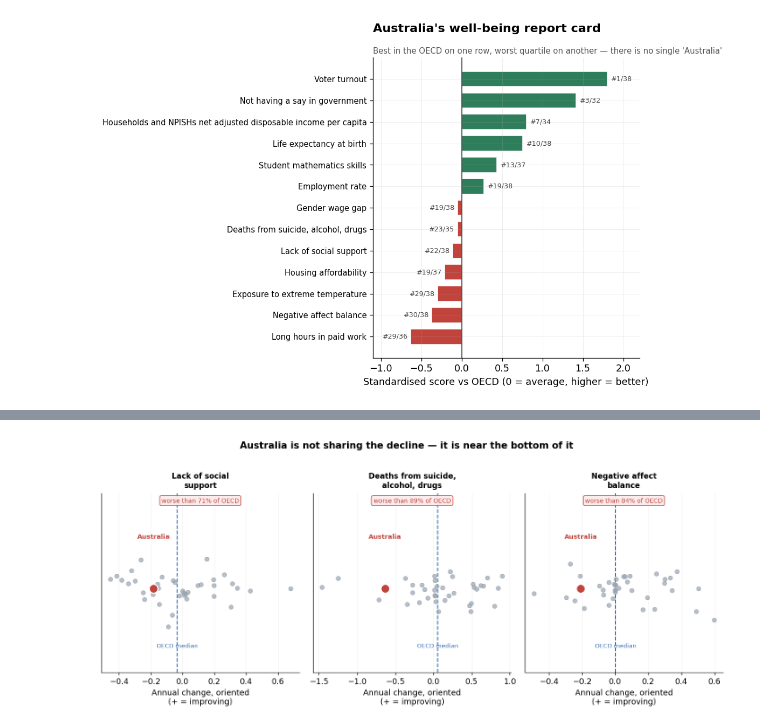
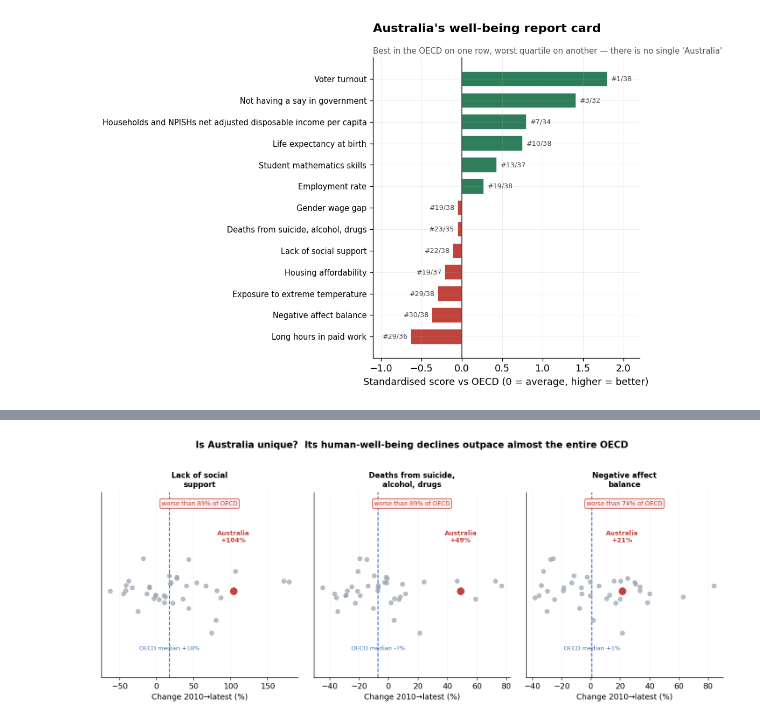
Before and after one commit to athxrva21/winter-data-analysis-challenge, a Jupyter notebook: Is_Australia_Doing_Well.ipynb, the cells around one changed output, grey strips where cells are left out. Cells and saved outputs as stored; diff of their text form; code cells hidden in the pictures.

```diff
--- a/Is_Australia_Doing_Well.ipynb
+++ b/Is_Australia_Doing_Well.ipynb
@@ -259,7 +159,7 @@ for ind,g in df[df.country=='Australia'].groupby('ind'):
                      verdict=('improving' if ts*d>0 else 'worsening')))
 tr=pd.DataFrame(rows).sort_values('adj')
 print(f"{tr.sig.sum()}/{len(tr)} trends significant at p<0.05  "
-      f"(improving: {((tr.sig)&(tr.verdict=='improving')).sum()}, worsening: {((tr.sig)&(tr.verdict=='worsening')).sum()})")
+      f"(improving {((tr.sig)&(tr.verdict=='improving')).sum()}, worsening {((tr.sig)&(tr.verdict=='worsening')).sum()})")
 
 fig,ax=plt.subplots(figsize=(9.2,6))
 for y,(_,r) in enumerate(tr.iterrows()):
@@ -269,8 +169,7 @@ for y,(_,r) in enumerate(tr.iterrows()):
     ax.text(r.adj+(1.6 if r.adj>0 else -1.6),y,f"{r.pct:+.0f}%"+(" *" if r.sig else ""),
             va='center',ha='left' if r.adj>0 else 'right',fontsize=8,color='#333')
 ax.set_yticks(range(len(tr))); ax.set_yticklabels(tr.indicator,fontsize=9)
-ax.axvline(0,color='#333',lw=1)
-ax.set_xlim(tr.adj.min()*1.30, tr.adj.max()*1.42)
+ax.axvline(0,color='#333',lw=1); ax.set_xlim(tr.adj.min()*1.30, tr.adj.max()*1.42)
 ax.set_xlabel("Change 2010–2024, oriented so positive = improvement (%)")
 ax.set_title("A two-speed nation",fontweight='bold',fontsize=14,loc='left')
 ax.text(0,1.008,"Solid = statistically significant (Mann-Kendall p<0.05, marked *);  hatched = not significant",
@@ -290,30 +187,26 @@ The rebuttal does not hold, and it fails most clearly where it matters. On death
 # %%
-# Vintage-robust Finding 4: annualised Theil-Sen slope, oriented so + = improvement,
-# then locate Australia within the OECD distribution (kills the country-varying-endpoint objection).
+def change(g):
+    g=g[g.year>=2010].dropna(subset=['value']).sort_values('year')
+    if len(g)<2: return np.nan
+    f,l=g.value.iloc[0],g.value.iloc[-1]; return (l-f)/abs(f)*100 if f else np.nan
 focus={'7_1_DEP':'Lack of social\nsupport','5_3':'Deaths from suicide,\nalcohol, drugs','11_2':'Negative affect\nbalance'}
-def _oecd_slopes(ind):
-    out={}
-    for c,gc in df[df.oecd & (df.ind==ind)].groupby('country'):
-        gc=gc[gc.year>=2010].dropna(subset=['value']).sort_values('year')
-        if gc.year.nunique()>=5:
-            out[c]=theil_sen(gc.year.values,gc.value.values)*gc.direction.iloc[0]
-    return pd.Series(out)
-fig,axes=plt.subplots(1,3,figsize=(12.6,5.2)); jit=np.random.default_rng(1)
+fig,axes=plt.subplots(1,3,figsize=(12.6,5.2))
 for ax,(ind,name) in zip(axes,focus.items()):
-    s=_oecd_slopes(ind); aus=s['Australia']; med=s.median()
-    worse=100-s.rank(pct=True)['Australia']*100      # % of OECD improving faster than AUS
-    others=s.drop('Australia')
-    ax.scatter(others.values,jit.normal(0,.05,len(others)),color=GREY,s=34,alpha=.7,zorder=2)
-    ax.axvline(med,color=BLUE,ls='--',lw=1.4,zorder=1)
+    ch=oecd[oecd.ind==ind].groupby('country').apply(change).dropna()
+    aus=ch['Australia']; d=df[df.ind==ind].direction.iloc[0]
+    worse_frac=(ch<aus).mean()*100 if d<0 else (ch>aus).mean()*100
+    others=ch.drop('Australia')
+    ax.scatter(others.values,np.random.default_rng(1).normal(0,.05,len(others)),color=GREY,s=34,alpha=.7,zorder=2)
+    ax.axvline(ch.median(),color=BLUE,ls='--',lw=1.4,zorder=1)
     ax.scatter([aus],[0],color=RED,s=150,zorder=3,edgecolor='white',linewidth=1.5)
-    ax.text(aus,0.18,"Australia",color=RED,ha='center',fontsize=9,fontweight='bold')
-    ax.text(med,-0.21,"OECD median",color=BLUE,ha='center',fontsize=8.3)
-    ax.set_title(name,fontsize=10.5,fontweight='bold',pad=8)
-    ax.set_yticks([]); ax.set_ylim(-.30,.34); ax.set_xlabel("Annual change, oriented\n(+ = improving)")
-    ax.text(.5,.95,f"worse than {worse:.0f}% of OECD",transform=ax.transAxes,ha='center',
-            fontsize=8.6,color=RED,bbox=dict(boxstyle='round',fc='#fbeceb',ec=RED,alpha=.9))
-fig.suptitle("Australia is not sharing the decline — it is near the bottom of it",
+    ax.text(aus,0.16,f"Australia\n{aus:+.0f}%",color=RED,ha='center',fontsize=9,fontweight='bold')
+    ax.text(ch.median(),-0.19,f"OECD median {ch.median():+.0f}%",color=BLUE,ha='center',fontsize=8.3)
+    ax.set_title(name,fontsize=10.5,fontweight='bold',pad=8); ax.set_yticks([]); ax.set_ylim(-.28,.32)
+    ax.set_xlabel("Change 2010→latest (%)")
+    ax.text(.5,.93,f"worse than {worse_frac:.0f}% of OECD",transform=ax.transAxes,ha='center',
+            fontsize=8.5,color=RED,bbox=dict(boxstyle='round',fc='#fbeceb',ec=RED,alpha=.9))
+fig.suptitle("Is Australia unique?  Its human-well-being declines outpace almost the entire OECD",
              fontsize=13,fontweight='bold',x=.5,y=1.02)
 plt.tight_layout(); plt.show()
 # %% [output]
-[figure, old version]
+[figure, new version]
```
Also changed, not shown: parts of 32 cells of this notebook.
